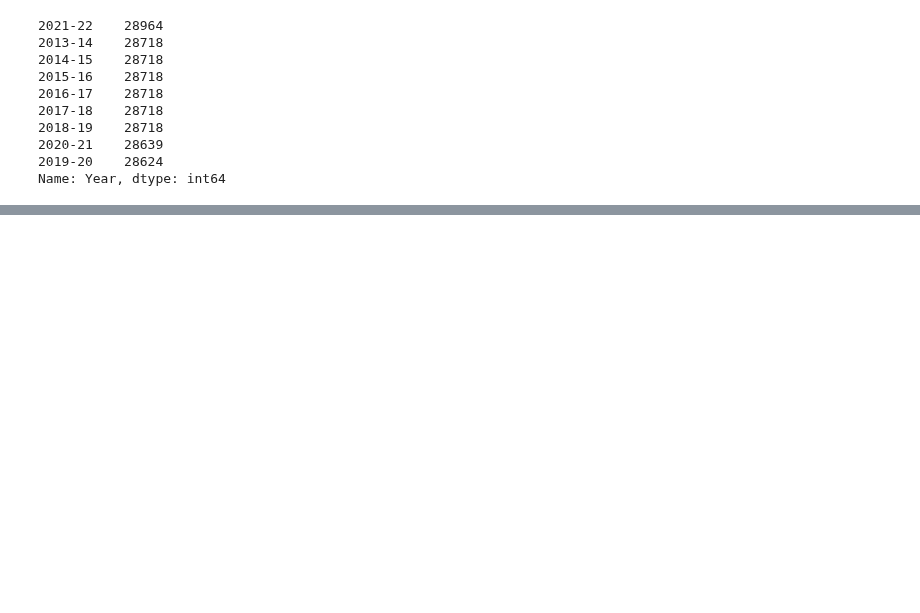
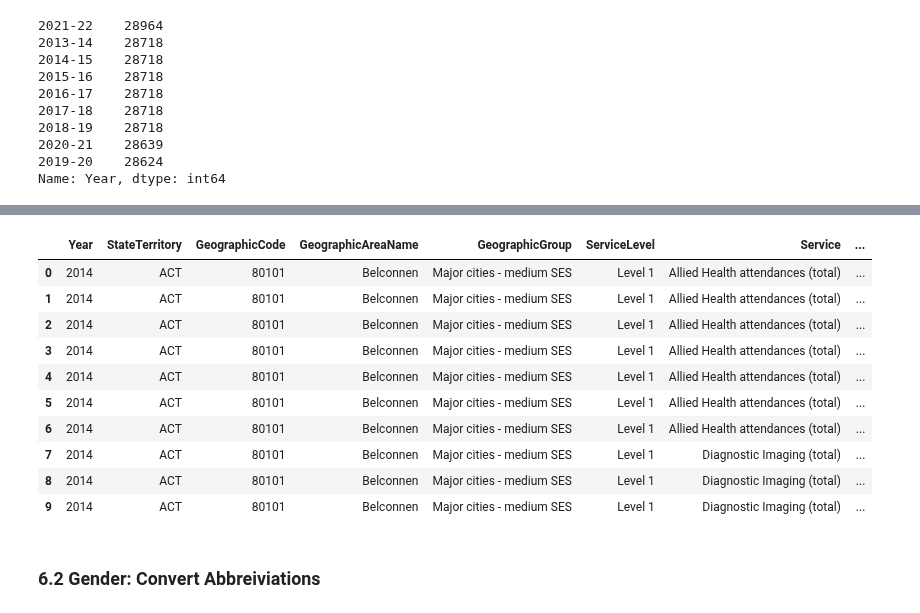
Before and after one commit to jiniep/mbs_analysis, a Jupyter notebook: scripts/2_mbs_combine_datasets.ipynb, the cells around one changed output, grey strips where cells are left out. Saved outputs shown, nothing was run; the diff lists cells and outputs as text; code cells hidden in the pictures; blank space fills up the shorter version.

```diff
--- a/scripts/2_mbs_combine_datasets.ipynb
+++ b/scripts/2_mbs_combine_datasets.ipynb
@@ -1452,3 +1474,7 @@ year_replacement = {
     "2014-15": "2015",
     "2013-14": "2014",
 }
+
+df_mbs_combined_201322["Year"] = df_mbs_combined_201322["Year"].replace(
+    year_replacement
+)
@@ -1454,0 +1494,16 @@ year_replacement = {
+# %%
+df_mbs_combined_201322.head(10)
+# %% [output]
+|  | Year | StateTerritory | GeographicCode | GeographicAreaName | GeographicGroup | ServiceLevel | Service | ... |
+| 0 | 2014 | ACT | 80101 | Belconnen | Major cities - medium SES | Level 1 | Allied Health attendances (total) | ... |
+| 1 | 2014 | ACT | 80101 | Belconnen | Major cities - medium SES | Level 1 | Allied Health attendances (total) | ... |
+| 2 | 2014 | ACT | 80101 | Belconnen | Major cities - medium SES | Level 1 | Allied Health attendances (total) | ... |
+| 3 | 2014 | ACT | 80101 | Belconnen | Major cities - medium SES | Level 1 | Allied Health attendances (total) | ... |
+| 4 | 2014 | ACT | 80101 | Belconnen | Major cities - medium SES | Level 1 | Allied Health attendances (total) | ... |
+| 5 | 2014 | ACT | 80101 | Belconnen | Major cities - medium SES | Level 1 | Allied Health attendances (total) | ... |
+| 6 | 2014 | ACT | 80101 | Belconnen | Major cities - medium SES | Level 1 | Allied Health attendances (total) | ... |
+| 7 | 2014 | ACT | 80101 | Belconnen | Major cities - medium SES | Level 1 | Diagnostic Imaging (total) | ... |
+| 8 | 2014 | ACT | 80101 | Belconnen | Major cities - medium SES | Level 1 | Diagnostic Imaging (total) | ... |
+| 9 | 2014 | ACT | 80101 | Belconnen | Major cities - medium SES | Level 1 | Diagnostic Imaging (total) | ... |
+# %% [markdown]
+### 6.2 Gender: Convert Abbreiviations
```
Also changed, not shown: parts of 41 cells of this notebook.
